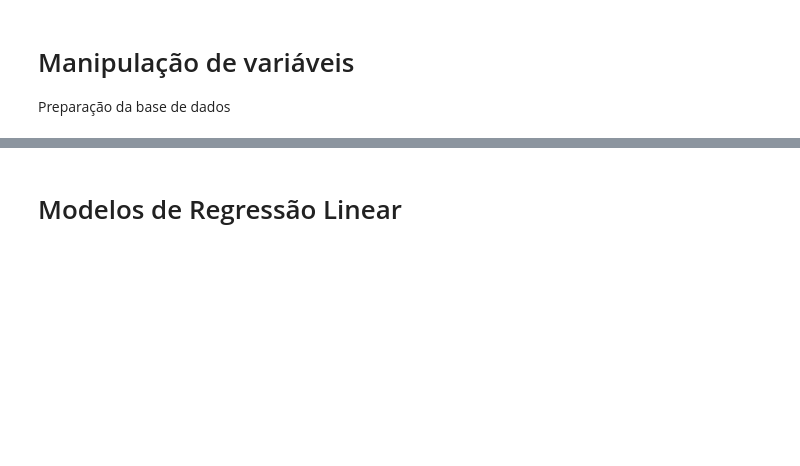
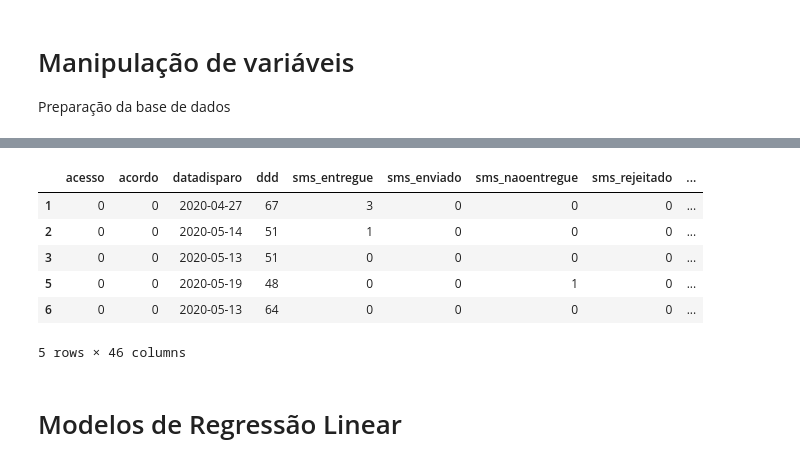
Before and after one commit to atc857/linregblu365, a Jupyter notebook: blu365_mod2_fgv.ipynb, the cells around one changed output, grey strips where cells are left out. Cells and saved outputs as stored; diff of their text form; code cells hidden in the pictures; blank space fills up the shorter version.

```diff
--- a/blu365_mod2_fgv.ipynb
+++ b/blu365_mod2_fgv.ipynb
@@ -156,0 +244,9 @@ df['dias_atraso'] = df['dias_atraso'].dt.days
+# %%
+# Cria colunas dummy a partir da variável categórica genero
+base = pd.get_dummies(base, columns=["genero"], prefix="")
+# %%
+# Cria colunas dummy a partir da variável categórica operadora
+base = pd.get_dummies(base, columns=["operadora"], prefix="")
+# %%
+# Cria colunas dummy a partir da variável categórica utilizacaoweb
+base = pd.get_dummies(base, columns=["utilizacaoweb"], prefix="")
@@ -157,2 +276,12 @@ df['dias_atraso'] = df['dias_atraso'].dt.days
+# %%
+base.head()
+# %% [output]
+|  | acesso | acordo | datadisparo | ddd | sms_entregue | sms_enviado | sms_naoentregue | sms_rejeitado | ... |
+| 1 | 0 | 0 | 2020-04-27 | 67 | 3 | 0 | 0 | 0 | ... |
+| 2 | 0 | 0 | 2020-05-14 | 51 | 1 | 0 | 0 | 0 | ... |
+| 3 | 0 | 0 | 2020-05-13 | 51 | 0 | 0 | 0 | 0 | ... |
+| 5 | 0 | 0 | 2020-05-19 | 48 | 0 | 0 | 1 | 0 | ... |
+| 6 | 0 | 0 | 2020-05-13 | 64 | 0 | 0 | 0 | 0 | ... |
+5 rows × 46 columns
 # %% [markdown]
 # Modelos de Regressão Linear
```
Also changed, not shown: parts of 36 cells of this notebook.
